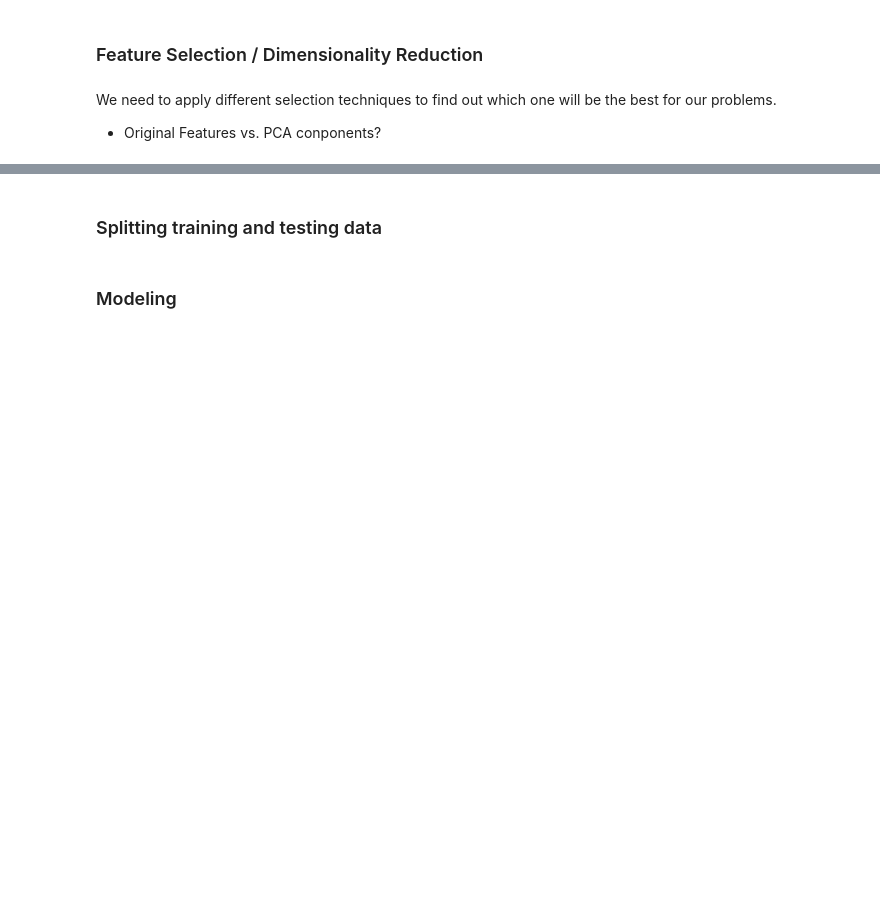
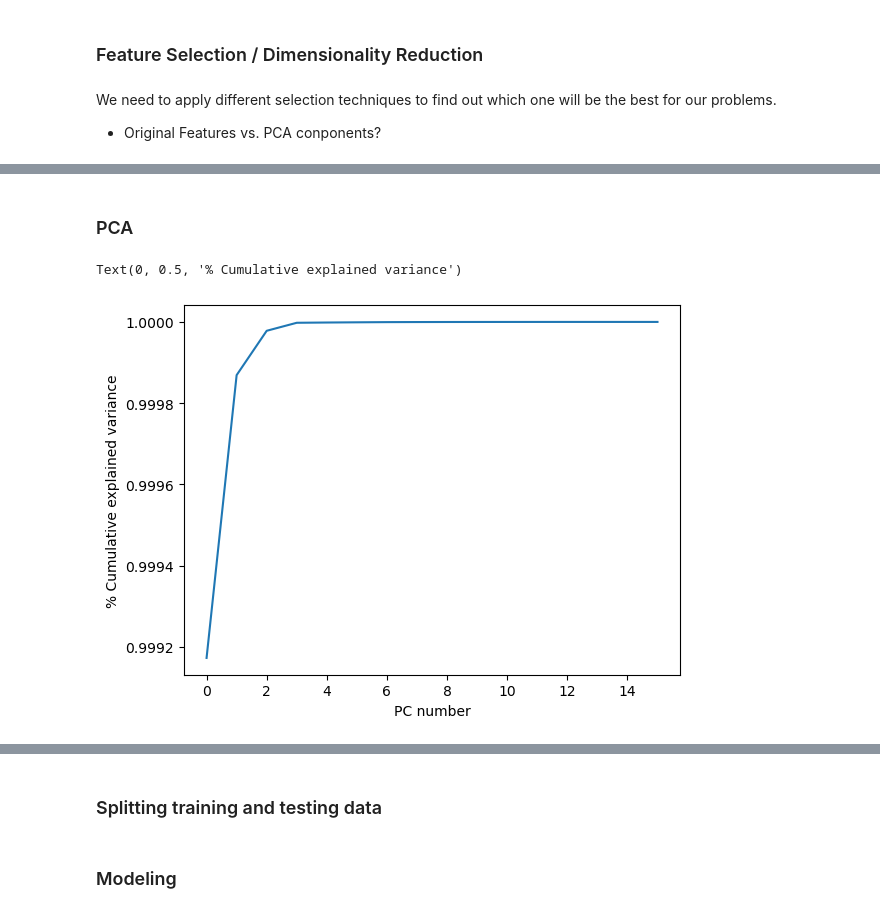
Before and after one commit to taaaraaa/Supervised-Learning-Project, a Jupyter notebook: modeling-bryan.ipynb, the cells around one changed output, grey strips where cells are left out. Cells and saved outputs as stored; diff of their text form; code cells hidden in the pictures; blank space fills up the shorter version.

```diff
--- a/modeling-bryan.ipynb
+++ b/modeling-bryan.ipynb
@@ -84,0 +109,7 @@ X.head()
+# %%
+# holiday_cal
+cal = holiday_calendar()
+dr = df['fl_date']
+holidays = cal.holidays(start=dr.min(), end=dr.max())
+df['holiday'] = df['fl_date'].dt.date.astype('datetime64').isin(holidays).astype(int)
+df.tail(5)
@@ -84,0 +123,7 @@ X.head()
+# %%
+df['dep_day_of_week'] = df['fl_date'].dt.day_name()
+# %%
+df_encoded = pd.get_dummies(data=df, columns=['mkt_unique_carrier'], drop_first=False)
+df_encoded = pd.get_dummies(data=df_encoded, columns=['dep_day_of_week'], drop_first=False)
+# df_encoded['dep_day_of_week_Monday'].dtype
+df_encoded.columns
@@ -120,0 +184,12 @@ We need to apply different selection techniques to find out which one will be th
+# %%
+X = df_encoded[['crs_elapsed_time', 'distance',
+       'holiday', 'dep_hour', 'arr_hour',
+       'mkt_unique_carrier_AA', 'mkt_unique_carrier_AS',
+       'mkt_unique_carrier_B6', 'mkt_unique_carrier_DL',
+       'mkt_unique_carrier_F9', 'mkt_unique_carrier_G4',
+       'mkt_unique_carrier_HA', 'mkt_unique_carrier_NK',
+       'mkt_unique_carrier_UA', 'mkt_unique_carrier_WN',
+       'dep_day_of_week_Tuesday']]
+y = df_encoded['delay_yn']
+feature_list = list(X.columns)
+X.head(5)
@@ -120,0 +203,15 @@ We need to apply different selection techniques to find out which one will be th
+# %% [markdown]
+### PCA
+# %%
+from sklearn.decomposition import PCA
+
+pca = PCA()
+pca.fit(X)
+
+cum_explained_variance = np.cumsum(pca.explained_variance_ratio_)
+plt.plot(cum_explained_variance)
+plt.xlabel('PC number')
+plt.ylabel('% Cumulative explained variance')
+# %% [output]
+Text(0, 0.5, '% Cumulative explained variance')
+[figure, added]
```
Also changed, not shown: parts of 35 cells of this notebook, 18 other files.
